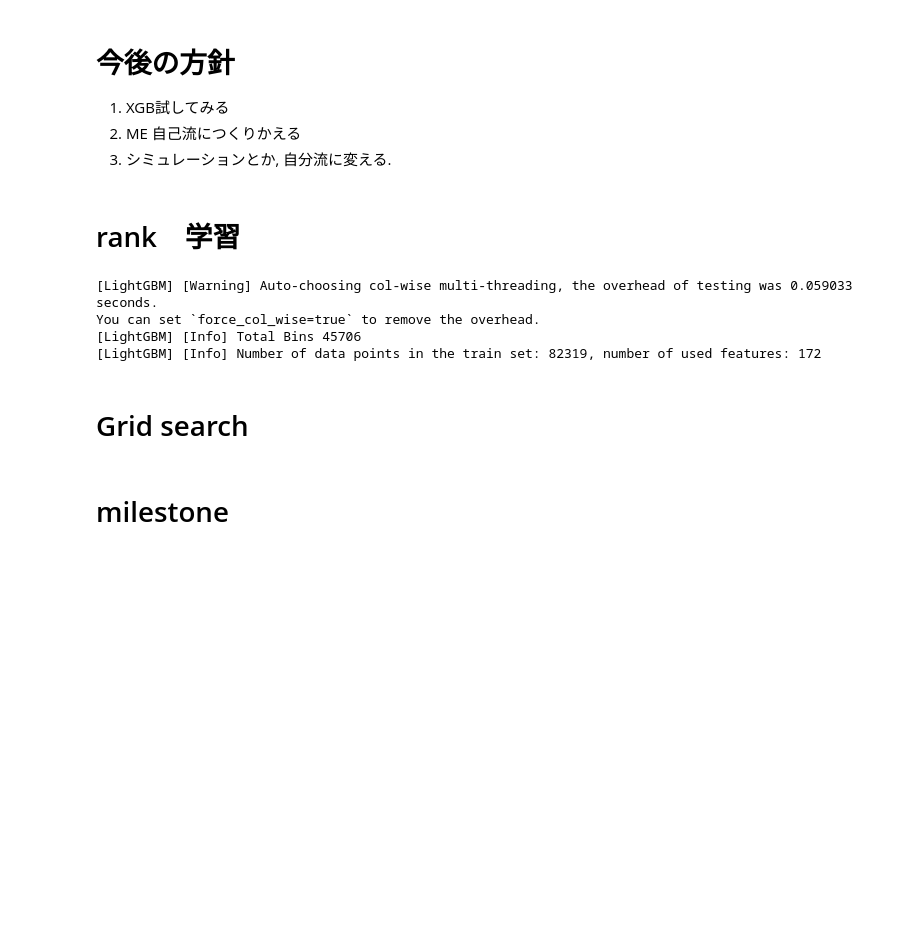
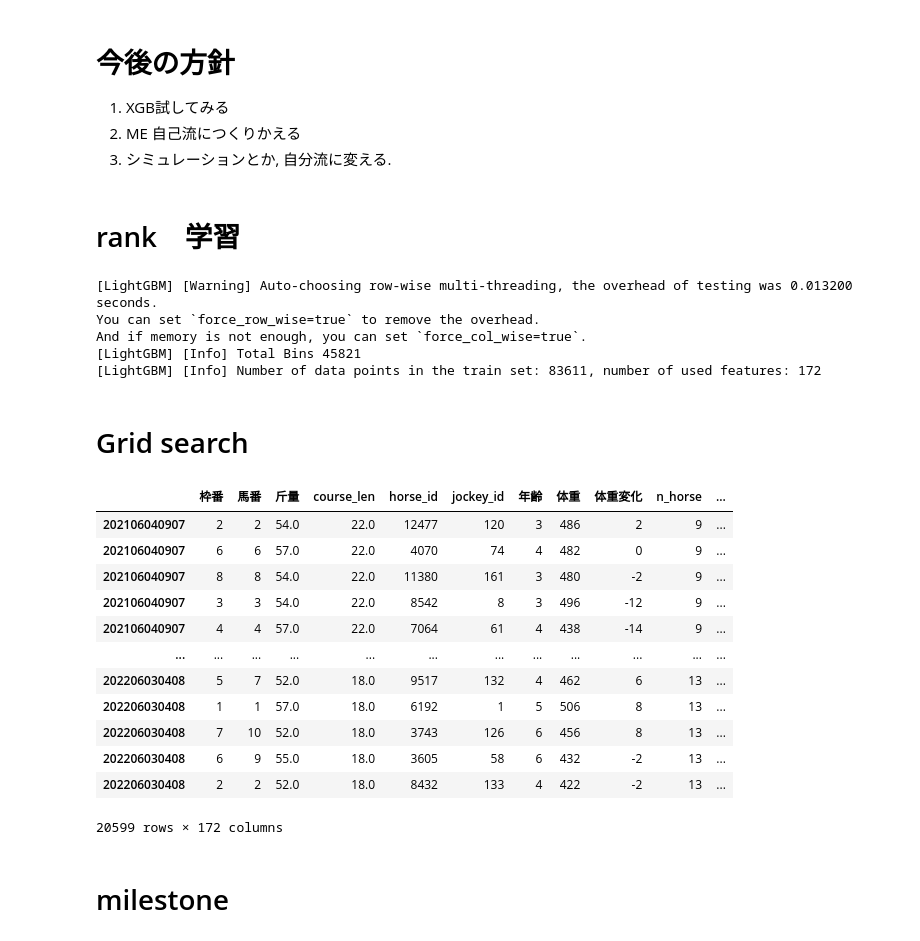
Before and after one commit to yodarjeering/horse, a Jupyter notebook: Rank.ipynb, the cells around one changed output. Saved outputs shown, nothing was run; the diff lists cells and outputs as text; code cells hidden in the pictures; blank space fills up the shorter version.

```diff
--- a/Rank.ipynb
+++ b/Rank.ipynb
@@ -47,6 +47,9 @@ path_win2 = '/Users/Owner/Desktop/program/Horse/Data/saishin2/'
 # %%
 
 def split_data(df, test_size=0.2, rank_learning=True):
+    """
+    データを学習データと, 訓練データに分ける関数
+    """
     df_ = df.copy()
     if not rank_learning:
         df_['rank'] = df_['rank'].map(lambda x:1 if x<4 else 0)
@@ -1979,32 +2075,32 @@ date = '2022/12/31'
 
 
 # 202206030101
-race_id_list = ['2022060301{}'.format(str(i).zfill(2)) for i in range(1,13)]
-race_id_list += ['2022090201{}'.format(str(i).zfill(2)) for i in range(1,13)]
-race_id_list += ['2022070205{}'.format(str(i).zfill(2)) for i in range(1,13)]
+race_id_list = ['2022060305{}'.format(str(i).zfill(2)) for i in range(1,13)]
+race_id_list += ['2022090205{}'.format(str(i).zfill(2)) for i in range(1,13)]
+# race_id_list += ['2022070205{}'.format(str(i).zfill(2)) for i in range(1,13)]
 
-race_id_list += ['2022060207{}'.format(str(i).zfill(2)) for i in range(1,13)]
-race_id_list += ['2022090112{}'.format(str(i).zfill(2)) for i in range(1,13)]
+race_id_list += ['2022060306{}'.format(str(i).zfill(2)) for i in range(1,13)]
+race_id_list += ['2022090206{}'.format(str(i).zfill(2)) for i in range(1,13)]
 # race_id_list += ['2022100204{}'.format(str(i).zfill(2)) for i in range(1,13)]
 
 
-race_id_list += ['2022060208{}'.format(str(i).zfill(2)) for i in range(1,13)]
-race_id_list += ['2022070204{}'.format(str(i).zfill(2)) for i in range(1,13)]
+# race_id_list += ['2022060208{}'.format(str(i).zfill(2)) for i in range(1,13)]
+# race_id_list += ['2022070204{}'.format(str(i).zfill(2)) for i in range(1,13)]
 
-race_id_list += ['2022060301{}'.format(str(i).zfill(2)) for i in range(1,13)]
-race_id_list += ['2022090201{}'.format(str(i).zfill(2)) for i in range(1,13)]
-race_id_list += ['2022070205{}'.format(str(i).zfill(2)) for i in range(1,13)]
+race_id_list += ['2022060307{}'.format(str(i).zfill(2)) for i in range(1,13)]
+race_id_list += ['2022060308{}'.format(str(i).zfill(2)) for i in range(1,13)]
+race_id_list += ['2022090207{}'.format(str(i).zfill(2)) for i in range(1,13)]
 
-race_id_list += ['2022060302{}'.format(str(i).zfill(2)) for i in range(1,13)]
-race_id_list += ['2022090202{}'.format(str(i).zfill(2)) for i in range(1,13)]
-race_id_list += ['2022070206{}'.format(str(i).zfill(2)) for i in range(1,13)]
+race_id_list += ['2022090208{}'.format(str(i).zfill(2)) for i in range(1,13)]
+race_id_list += ['2022030101{}'.format(str(i).zfill(2)) for i in range(1,13)]
+race_id_list += ['2022030102{}'.format(str(i).zfill(2)) for i in range(1,13)]
 
-race_id_list += ['2022060303{}'.format(str(i).zfill(2)) for i in range(1,13)]
-race_id_list += ['2022090203{}'.format(str(i).zfill(2)) for i in range(1,13)]
-# race_id_list += ['2022070206{}'.format(str(i).zfill(2)) for i in range(1,13)]
+# race_id_list += ['2022060303{}'.format(str(i).zfill(2)) for i in range(1,13)]
+# race_id_list += ['2022090203{}'.format(str(i).zfill(2)) for i in range(1,13)]
+# # race_id_list += ['2022070206{}'.format(str(i).zfill(2)) for i in range(1,13)]
 
-race_id_list += ['2022060304{}'.format(str(i).zfill(2)) for i in range(1,13)]
-race_id_list += ['2022090204{}'.format(str(i).zfill(2)) for i in range(1,13)]
+# race_id_list += ['2022060304{}'.format(str(i).zfill(2)) for i in range(1,13)]
+# race_id_list += ['2022090204{}'.format(str(i).zfill(2)) for i in range(1,13)]
 # %% [markdown]
 # Results scraping
 # %%
@@ -2097,25 +2195,13 @@ y_test = test['rank']
 train_query = x_train.groupby(x_train.index).size()
 test_query = x_test.groupby(x_test.index).size()
 # %%
-# best parameters: {'lambdarank_truncation_level': 7, 'learning_rate': 0.06729249537901785}
 
-# 血統データベクトル前の最適パラメタ
-# lgbm_params =  {
-#     'objective': 'lambdarank',
-#     'metric': 'ndcg',
-#     'lambdarank_truncation_level': 2,
-#     #     上位３着を考慮
-#     'ndcg_eval_at': [1,2,3],
-#     'learning_rate': 0.09841058786136925,
-#     'boosting_type': 'gbdt',
-#     'random_state': 777
-# }
 lgbm_params = {
-    'lambdarank_truncation_level': 10,
+    'lambdarank_truncation_level': 2,
     'metric': 'ndcg',
     'objective': 'lambdarank',
     'ndcg_eval_at': [1,2,3],
-    'learning_rate': 0.016371907499492487,
+    'learning_rate': 0.06748036714102541,
     'boosting_type': 'gbdt',
     'random_state': 777
 }
@@ -2136,11 +2222,28 @@ lgb_rank = lgb.train(
 
 # early stopping -> test data ないと怒られる
 # %% [output]
-[LightGBM] [Warning] Auto-choosing col-wise multi-threading, the overhead of testing was 0.059033 seconds.
-You can set `force_col_wise=true` to remove the overhead.
-[LightGBM] [Info] Total Bins 45706
-[LightGBM] [Info] Number of data points in the train set: 82319, number of used features: 172
+[LightGBM] [Warning] Auto-choosing row-wise multi-threading, the overhead of testing was 0.013200 seconds.
+You can set `force_row_wise=true` to remove the overhead.
+And if memory is not enough, you can set `force_col_wise=true`.
+[LightGBM] [Info] Total Bins 45821
+[LightGBM] [Info] Number of data points in the train set: 83611, number of used features: 172
 # %% [markdown]
 # Grid search
+# %%
+x_test
+# %% [output]
+|  | 枠番 | 馬番 | 斤量 | course_len | horse_id | jockey_id | 年齢 | 体重 | 体重変化 | n_horse | ... |
+| 202106040907 | 2 | 2 | 54.0 | 22.0 | 12477 | 120 | 3 | 486 | 2 | 9 | ... |
+| 202106040907 | 6 | 6 | 57.0 | 22.0 | 4070 | 74 | 4 | 482 | 0 | 9 | ... |
+| 202106040907 | 8 | 8 | 54.0 | 22.0 | 11380 | 161 | 3 | 480 | -2 | 9 | ... |
+| 202106040907 | 3 | 3 | 54.0 | 22.0 | 8542 | 8 | 3 | 496 | -12 | 9 | ... |
+| 202106040907 | 4 | 4 | 57.0 | 22.0 | 7064 | 61 | 4 | 438 | -14 | 9 | ... |
+| ... | ... | ... | ... | ... | ... | ... | ... | ... | ... | ... | ... |
+| 202206030408 | 5 | 7 | 52.0 | 18.0 | 9517 | 132 | 4 | 462 | 6 | 13 | ... |
+| 202206030408 | 1 | 1 | 57.0 | 18.0 | 6192 | 1 | 5 | 506 | 8 | 13 | ... |
+| 202206030408 | 7 | 10 | 52.0 | 18.0 | 3743 | 126 | 6 | 456 | 8 | 13 | ... |
+| 202206030408 | 6 | 9 | 55.0 | 18.0 | 3605 | 58 | 6 | 432 | -2 | 13 | ... |
+| 202206030408 | 2 | 2 | 52.0 | 18.0 | 8432 | 133 | 4 | 422 | -2 | 13 | ... |
+20599 rows × 172 columns
 # %%
 train = lgb.Dataset(x_train, y_train, group=train_query)
```
Also changed, not shown: parts of 40 cells of this notebook.
